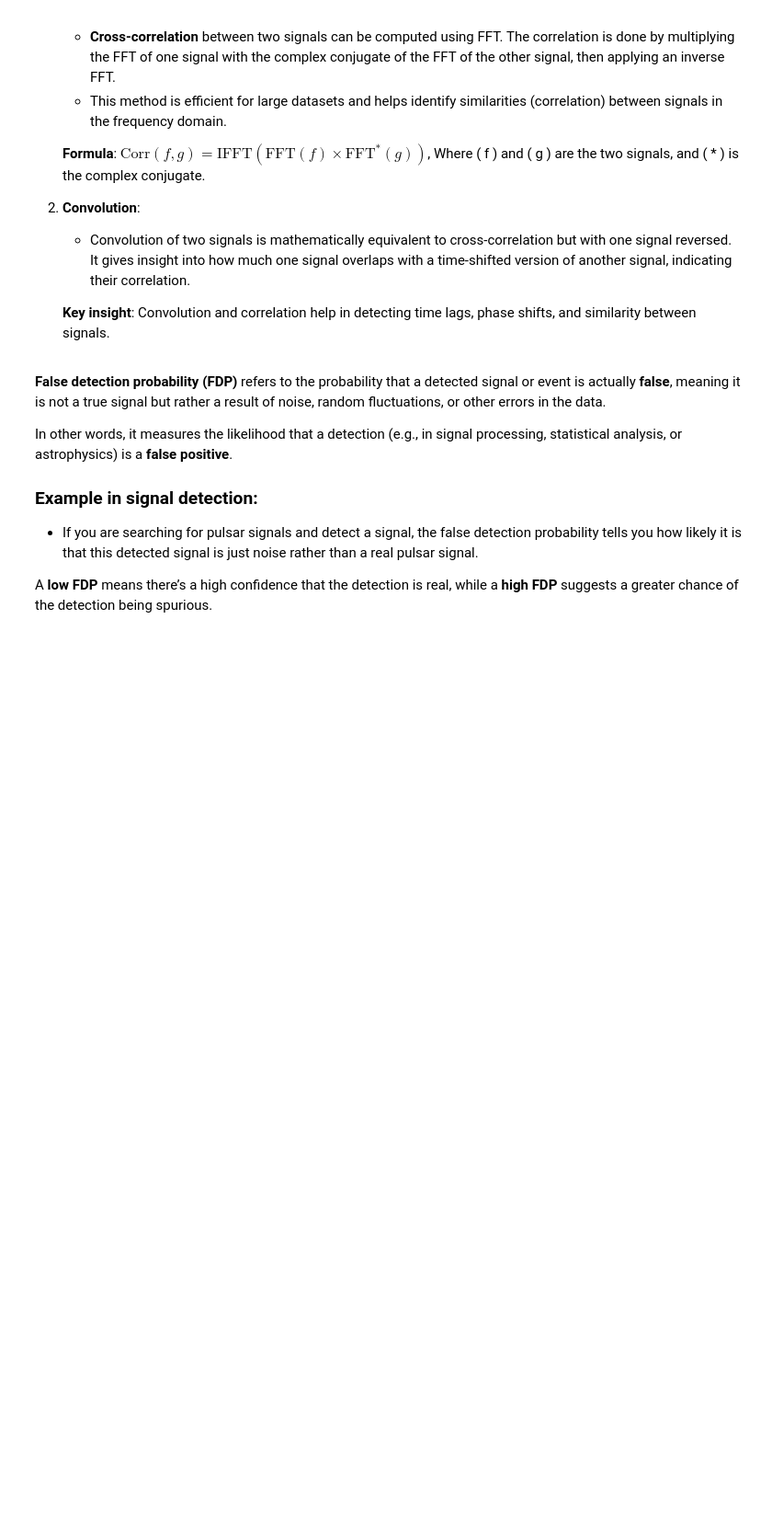
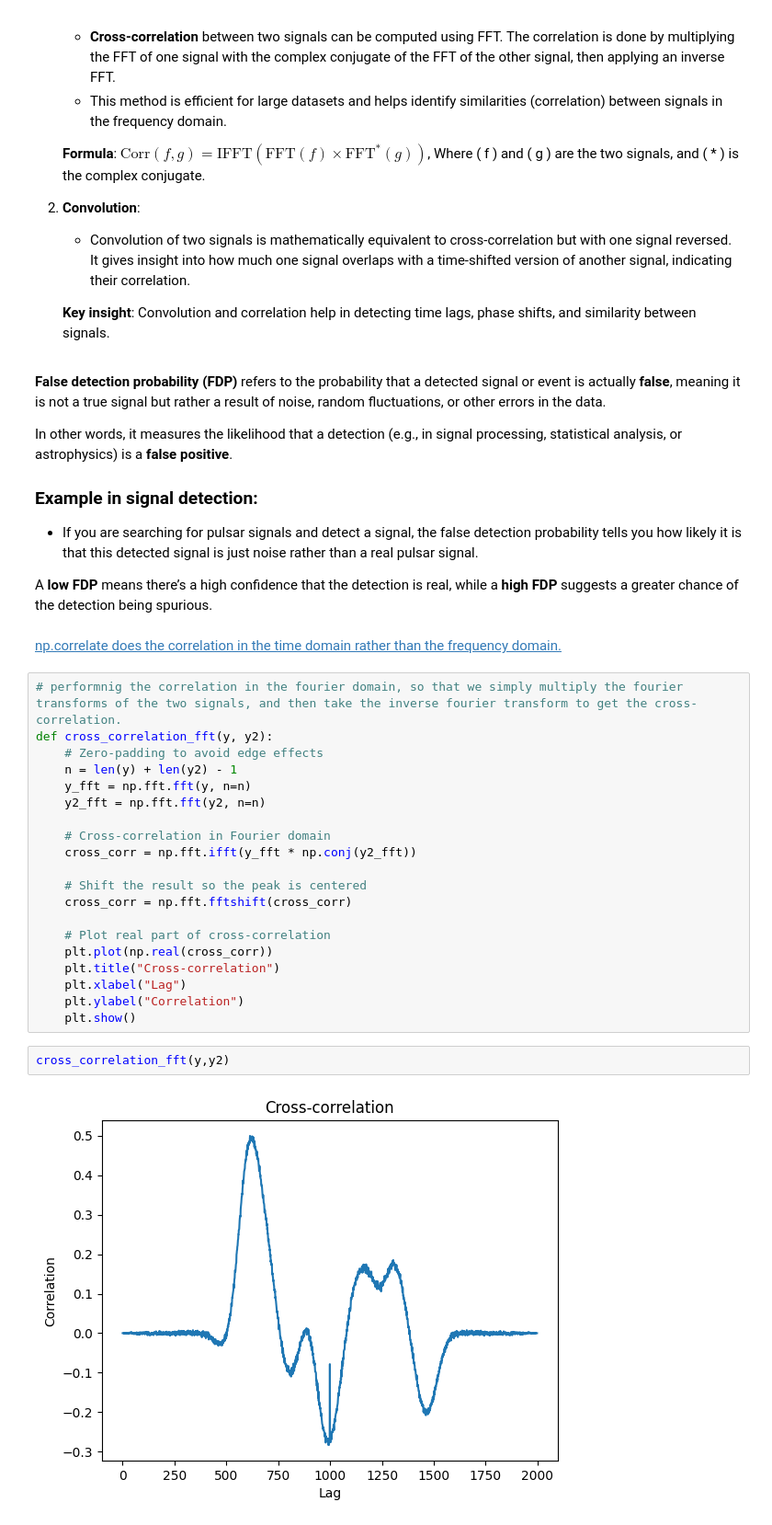
Before and after one commit to sonjaove/random-progs, a Jupyter notebook: corr.ipynb, the cells around one changed output. Shown at 92% size. Cells and saved outputs as stored; diff of their text form; blank space fills up the shorter version.

```diff
--- a/corr.ipynb
+++ b/corr.ipynb
@@ -98,3 +99,29 @@ In other words, it measures the likelihood that a detection (e.g., in signal pro
 - If you are searching for pulsar signals and detect a signal, the false detection probability tells you how likely it is that this detected signal is just noise rather than a real pulsar signal.
 
 A **low FDP** means there’s a high confidence that the detection is real, while a **high FDP** suggests a greater chance of the detection being spurious.
+# %% [markdown]
+[np.correlate does the correlation in the time domain rather than the frequency domain.](https://numpy.org/doc/2.1/reference/generated/numpy.correlate.html)
+# %%
+# performnig the correlation in the fourier domain, so that we simply multiply the fourier transforms of the two signals, and then take the inverse fourier transform to get the cross-correlation.
+def cross_correlation_fft(y, y2):
+    # Zero-padding to avoid edge effects
+    n = len(y) + len(y2) - 1
+    y_fft = np.fft.fft(y, n=n)
+    y2_fft = np.fft.fft(y2, n=n)
+
+    # Cross-correlation in Fourier domain
+    cross_corr = np.fft.ifft(y_fft * np.conj(y2_fft))
+
+    # Shift the result so the peak is centered
+    cross_corr = np.fft.fftshift(cross_corr)
+
+    # Plot real part of cross-correlation
+    plt.plot(np.real(cross_corr))
+    plt.title("Cross-correlation")
+    plt.xlabel("Lag")
+    plt.ylabel("Correlation")
+    plt.show()
+# %%
+cross_correlation_fft(y,y2)
+# %% [output]
+[figure, added]
```
Also changed, not shown: parts of 3 cells of this notebook.
